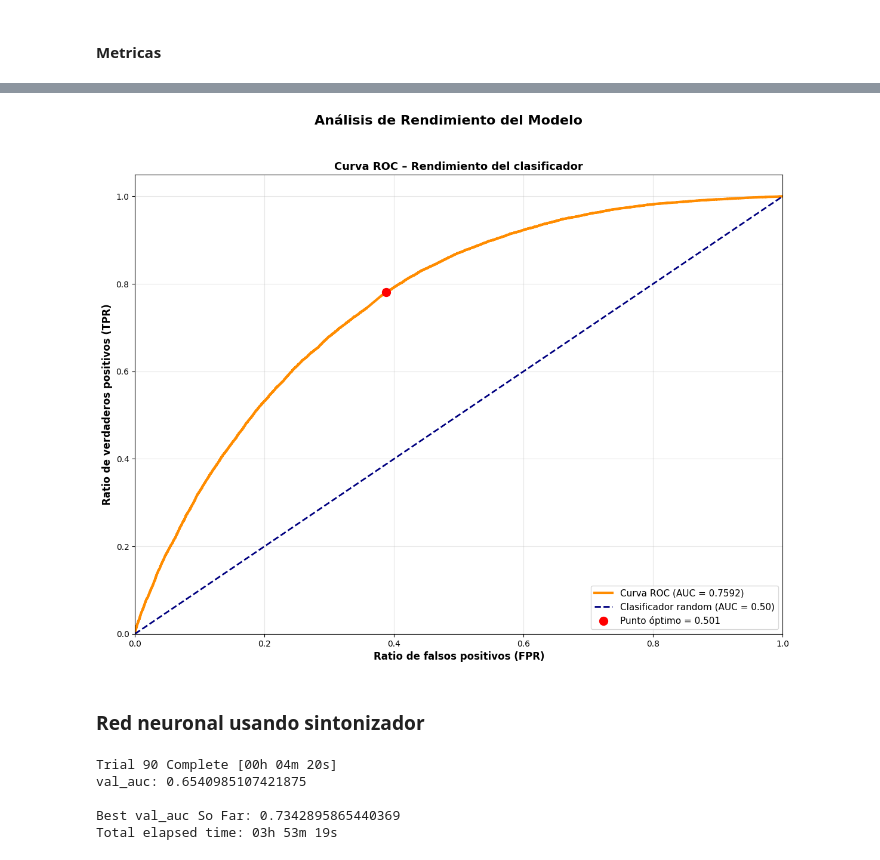
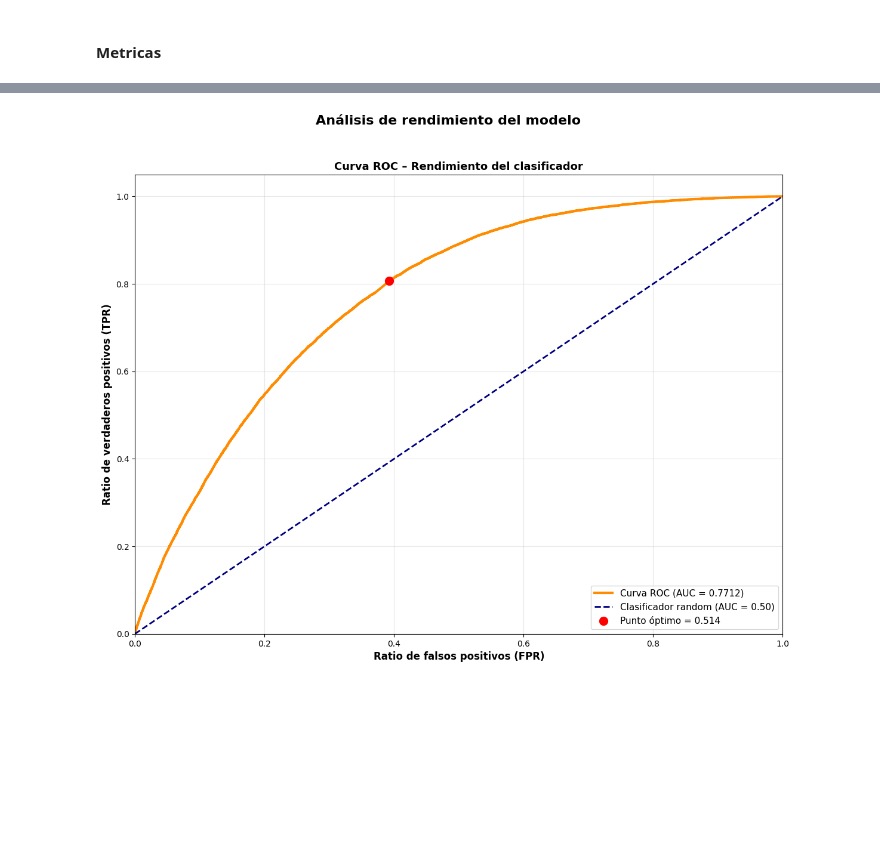
Before and after one commit to JairoVillegas/CREDIT-RISK-ANALYZER., a Jupyter notebook: Notebooks/Exploracion.ipynb, the cells around one changed output, grey strips where cells are left out. Cells and saved outputs as stored; diff of their text form; code cells hidden in the pictures; blank space fills up the shorter version.

Commit message:
Entrené el modelo optimo 500 epocas, guardé su entrenamiento en best_model.keras y grafiqué nuevamente ROC AUC obteniendo un mejor resultado

```diff
--- a/Notebooks/Exploracion.ipynb
+++ b/Notebooks/Exploracion.ipynb
@@ -789,40 +786,0 @@ model = keras.Sequential([
-# %%
-from sklearn.utils.class_weight import compute_class_weight
-
-class_weights = compute_class_weight(
-    class_weight='balanced',
-    classes=np.array([0,1]),
-    y=y_train.values.ravel()
-)
-
-class_weight = {0: class_weights[0], 1: class_weights[1]}
-# %%
-model.compile(
-    optimizer=keras.optimizers.Adam(learning_rate=0.0005),
-    loss='binary_crossentropy',
-    metrics=[
-        'accuracy',
-        keras.metrics.AUC(name='auc'),
-        keras.metrics.Precision(name='precision'),
-        keras.metrics.Recall(name='recall')
-    ]
-)
-# %%
-#history = model.fit(
-   # X_train,
-   # y_train,
-   # epochs=20,
-   # batch_size=32,
-   # validation_split=0.2,
-    #verbose=1
-#)
-
-"""model.fit(
-    X_train, y_train,
-    epochs=30,
-    batch_size=32,
-    validation_split=0.2,
-    class_weight=class_weight,
-    callbacks=[keras.callbacks.EarlyStopping(patience=5, restore_best_weights=True)]
-)
-"""
@@ -1002,7 +950,7 @@ best_model = tuner.hypermodel.build(best_hp)
 history = best_model.fit(
     X_train, y_train,
     validation_split=0.2,
-    epochs=150,
+    epochs=200,
     batch_size=32,
     class_weight=class_weight,
     callbacks=[
@@ -1087,33 +1034,31 @@ AUC-ROC Score: 0.7592
 # %%
 # VISUALIZACIONES
 
 plt.figure(figsize=(14, 10))
-plt.suptitle('Análisis de Rendimiento del Modelo', fontsize=16, fontweight='bold')
+plt.suptitle('Análisis de rendimiento del modelo', fontsize=16, fontweight='bold')
 
 # CURVA ROC
 plt.plot(fpr, tpr, color='darkorange', lw=3,
          label=f'Curva ROC (AUC = {roc_auc:.4f})')
 
 plt.plot([0, 1], [0, 1], color='navy', lw=2, linestyle='--',
          label='Clasificador random (AUC = 0.50)')
 
 plt.xlim([0.0, 1.0])
 plt.ylim([0.0, 1.05])
 plt.xlabel('Ratio de falsos positivos (FPR)', fontsize=12, fontweight='bold')
 plt.ylabel('Ratio de verdaderos positivos (TPR)', fontsize=12, fontweight='bold')
 plt.title('Curva ROC – Rendimiento del clasificador', fontsize=13, fontweight='bold')
 plt.legend(loc="lower right", fontsize=11)
 plt.grid(True, alpha=0.3)
 
 # Análisis de punto óptimo (Youden Index)
 optimal_idx = np.argmax(tpr - fpr)
 optimal_threshold = thresholds[optimal_idx]
 
 plt.plot(fpr[optimal_idx], tpr[optimal_idx], 'ro', markersize=10,
          label=f'Punto óptimo = {optimal_threshold:.3f}')
 plt.legend(loc="lower right", fontsize=11)
 plt.show()
 # %% [output]
-[figure, old version]
+[figure, new version]
-# %% [markdown]
-### Red neuronal usando sintonizador
@@ -1179,18 +1064,0 @@ tuner = kt.Hyperband(
-# %%
-"""tuner.search(
-    X_train,
-    y_train,
-    validation_split=0.2,
-    batch_size=32,
-    epochs=30,
-    class_weight=class_weight,
-    callbacks=[
-        keras.callbacks.EarlyStopping(patience=5, restore_best_weights=True)
-    ]
-)
-# %% [output]
-Trial 90 Complete [00h 04m 20s]
-val_auc: 0.6540985107421875
-
-Best val_auc So Far: 0.7342895865440369
-Total elapsed time: 03h 53m 19s
```
Also changed, not shown: parts of 38 cells of this notebook, 4 other files.
